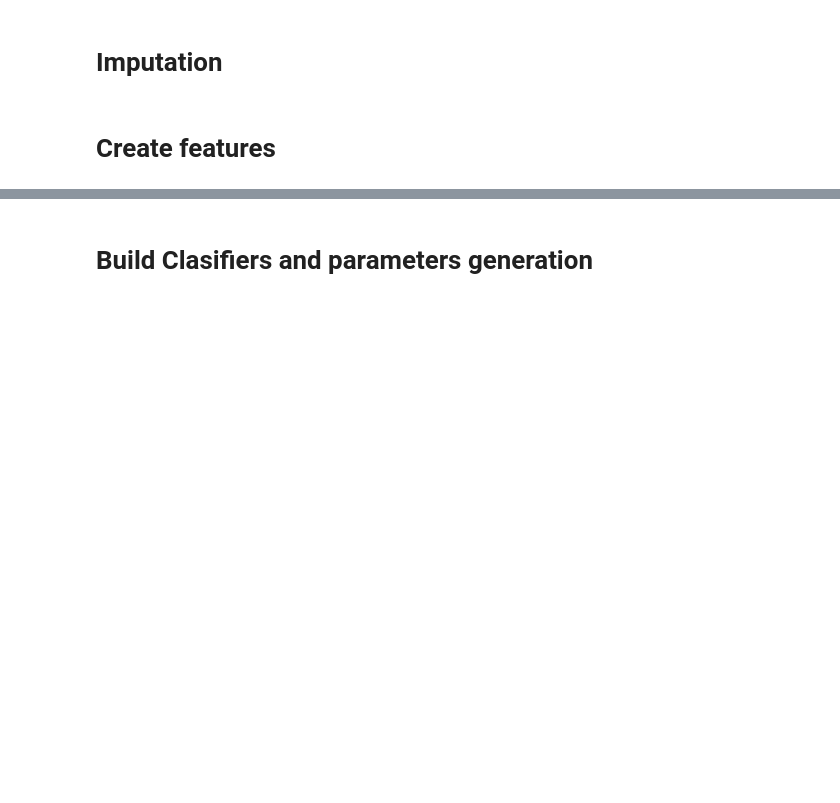
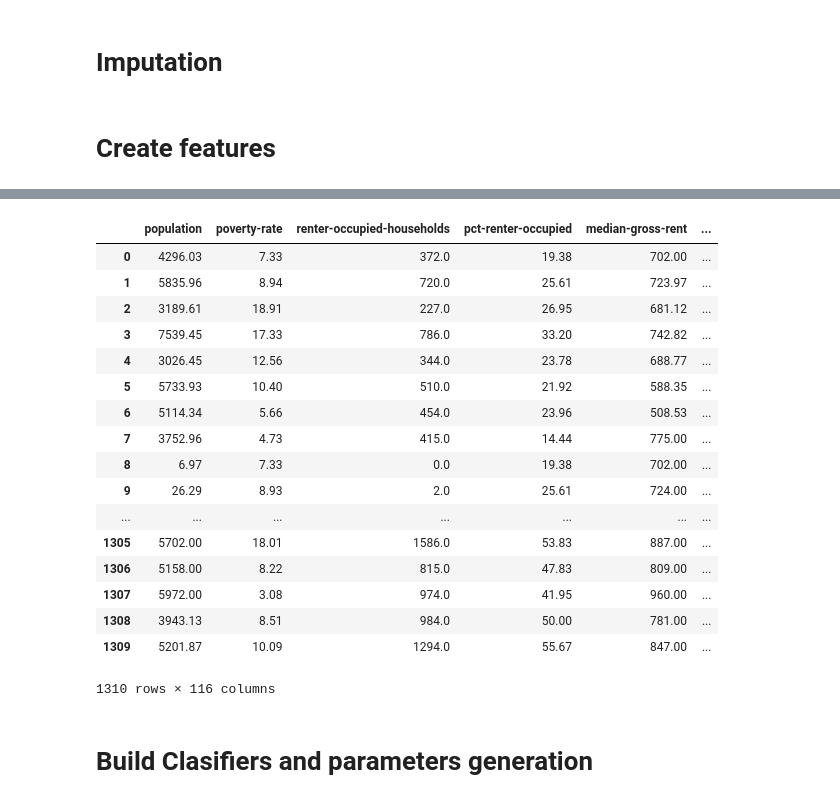
Before and after one commit to jamjensen/eviction-va, a Jupyter notebook: predicting_va_evictions.ipynb, the cells around one changed output, grey strips where cells are left out. Saved outputs shown, nothing was run; the diff lists cells and outputs as text; code cells hidden in the pictures; blank space fills up the shorter version.

```diff
--- a/predicting_va_evictions.ipynb
+++ b/predicting_va_evictions.ipynb
@@ -213,3 +228,24 @@ for train_test_set in train_test_sets:
+# %%
+train_test_sets[3]['x_test'].iloc[:,1:]
+# %% [output]
+|  | population | poverty-rate | renter-occupied-households | pct-renter-occupied | median-gross-rent | ... |
+| 0 | 4296.03 | 7.33 | 372.0 | 19.38 | 702.00 | ... |
+| 1 | 5835.96 | 8.94 | 720.0 | 25.61 | 723.97 | ... |
+| 2 | 3189.61 | 18.91 | 227.0 | 26.95 | 681.12 | ... |
+| 3 | 7539.45 | 17.33 | 786.0 | 33.20 | 742.82 | ... |
+| 4 | 3026.45 | 12.56 | 344.0 | 23.78 | 688.77 | ... |
+| 5 | 5733.93 | 10.40 | 510.0 | 21.92 | 588.35 | ... |
+| 6 | 5114.34 | 5.66 | 454.0 | 23.96 | 508.53 | ... |
+| 7 | 3752.96 | 4.73 | 415.0 | 14.44 | 775.00 | ... |
+| 8 | 6.97 | 7.33 | 0.0 | 19.38 | 702.00 | ... |
+| 9 | 26.29 | 8.93 | 2.0 | 25.61 | 724.00 | ... |
+| ... | ... | ... | ... | ... | ... | ... |
+| 1305 | 5702.00 | 18.01 | 1586.0 | 53.83 | 887.00 | ... |
+| 1306 | 5158.00 | 8.22 | 815.0 | 47.83 | 809.00 | ... |
+| 1307 | 5972.00 | 3.08 | 974.0 | 41.95 | 960.00 | ... |
+| 1308 | 3943.13 | 8.51 | 984.0 | 50.00 | 781.00 | ... |
+| 1309 | 5201.87 | 10.09 | 1294.0 | 55.67 | 847.00 | ... |
+1310 rows × 116 columns
 # %% [markdown]
 # Build Clasifiers and parameters generation
 # %%
```
Also changed, not shown: parts of 10 cells of this notebook, 2 other files.
